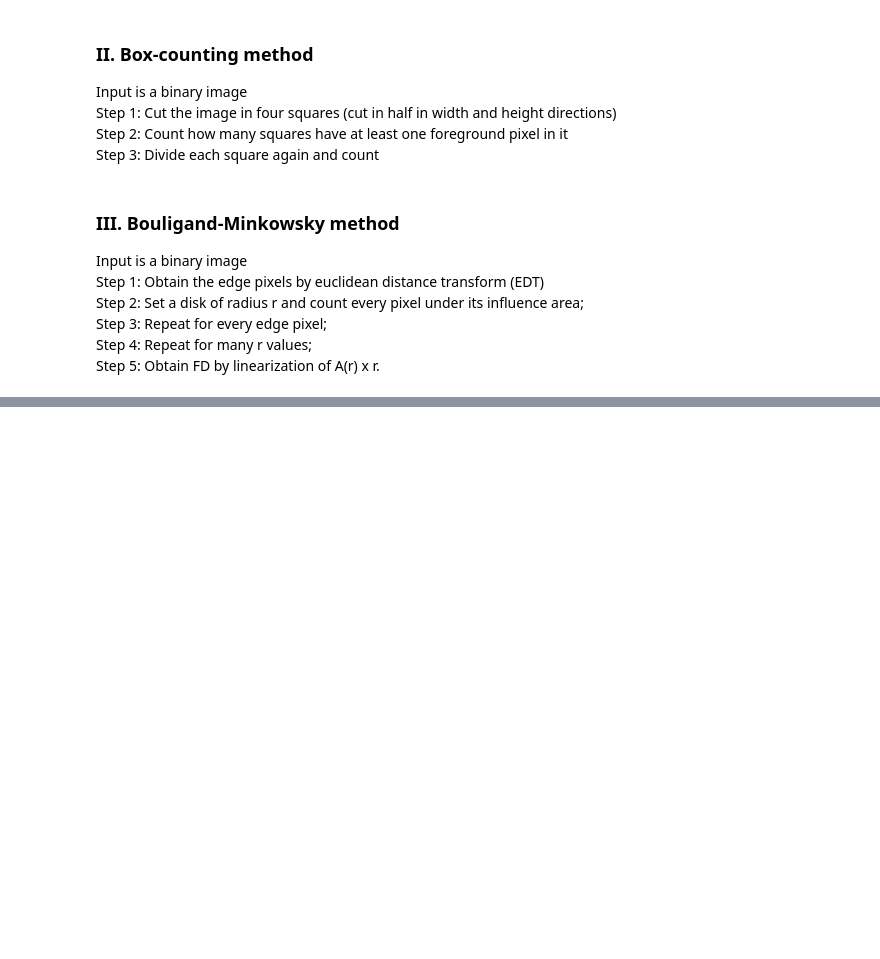
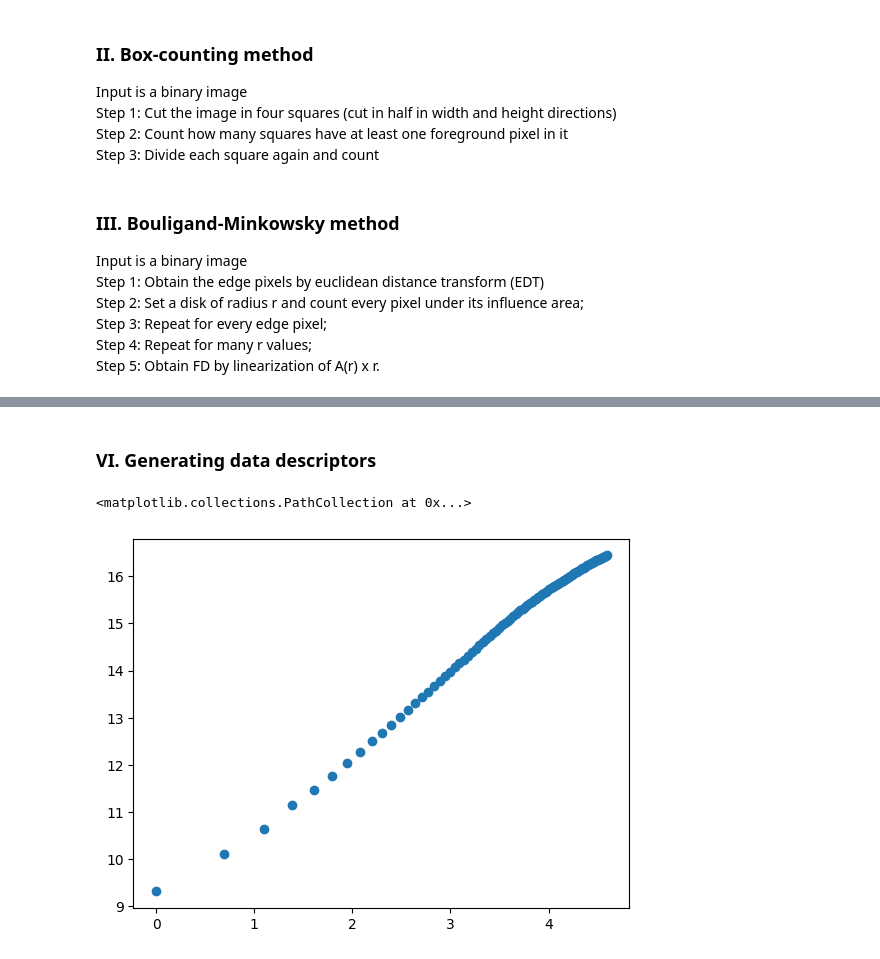
Before and after one commit to pedromazim/visao, a Jupyter notebook: project_fractal_dimension_texture.ipynb, the cells around one changed output, grey strips where cells are left out. Drawn from its saved outputs; the diff is of its cells as text; code cells hidden in the pictures; blank space fills up the shorter version.

```diff
--- a/project_fractal_dimension_texture.ipynb
+++ b/project_fractal_dimension_texture.ipynb
@@ -155,6 +155,32 @@ def distance(img, x0, y0):# distance from all foreground pixels to a specific on
     # for px in fg:
     #     dist[x,y] = np.sqrt((px[0]-x0)**2+(px[1]-y0)**2)
     return dist
+# %%
+def make_square(img):
+    # square = False
+    # while not square:
+    #     h, w = img.shape # height, width
+    #     if w == h:
+    #         square = True
+    #     elif w > h:
+    #         img = np.vstack((img, np.ones(w)*255))
+    #     elif h>w:
+    #         img = np.column_stack((img, np.ones(h)*255))
+    h, w = img.shape # height, width
+
+    if w > h:
+        if w%2 != 0:
+            img = np.column_stack((img, np.ones((h,1))*255))
+            img = np.vstack((img, np.ones((w+1-h,w+1))*255))
+        else:
+            img = np.vstack((img, np.ones((w-h,w))*255))
+    elif h > w:
+        if h%2 != 0:
+            img = np.vstack((img, np.ones((1,w))*255))
+            img = np.column_stack((img, np.ones((h+1,h+1-w))*255))
+        else:
+            img = np.column_stack((img, np.ones((h,h-w))*255))
+    return img
 # %% [markdown]
 ### II. Box-counting method
 
@@ -352,0 +406,2 @@ array([[1.41421356, 1.        , 1.41421356],
+# %% [markdown]
+### VI. Generating data descriptors
@@ -352,0 +412,10 @@ array([[1.41421356, 1.        , 1.41421356],
+# %%
+img = skm.io.imread(f'https://github.com/pedromazim/visao/blob/main/shapes99/{filename_list[0]}?raw=true')
+img = make_square(img)
+# %%
+test_bmm = bmm(img,100)
+# %%
+pt.scatter(np.log(np.arange(100)),np.log(test_bmm))
+# %% [output]
+<matplotlib.collections.PathCollection at 0x...>
+[figure, added]
```
Also changed, not shown: parts of 29 cells of this notebook.
